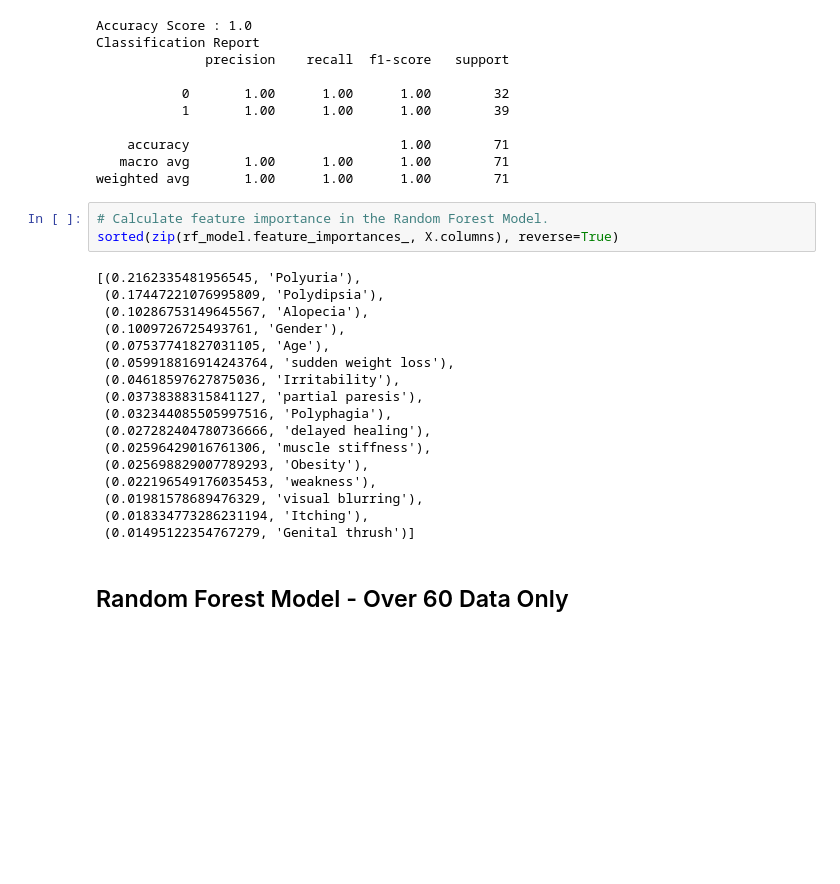
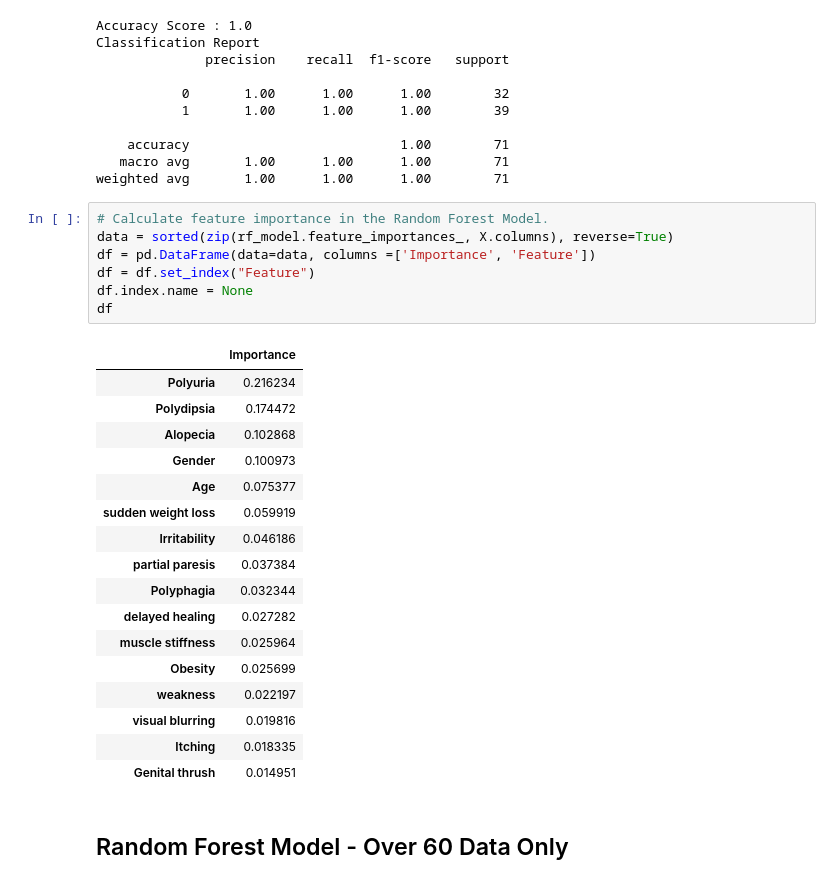
Before and after one commit to asadca4u/Final_Project_Group_Five, a Jupyter notebook: Models/Random_Forest.ipynb, the cells around one changed output. Cells and saved outputs as stored; diff of their text form; blank space fills up the shorter version.

```diff
--- a/Models/Random_Forest.ipynb
+++ b/Models/Random_Forest.ipynb
@@ -469,24 +489,29 @@ Classification Report
 weighted avg       1.00      1.00      1.00        71
 # %%
 # Calculate feature importance in the Random Forest Model.
-sorted(zip(rf_model.feature_importances_, X.columns), reverse=True)
+data = sorted(zip(rf_model.feature_importances_, X.columns), reverse=True)
+df = pd.DataFrame(data=data, columns =['Importance', 'Feature'])
+df = df.set_index("Feature")
+df.index.name = None
+df
 # %% [output]
-[(0.2162335481956545, 'Polyuria'),
- (0.17447221076995809, 'Polydipsia'),
- (0.10286753149645567, 'Alopecia'),
- (0.1009726725493761, 'Gender'),
- (0.07537741827031105, 'Age'),
- (0.059918816914243764, 'sudden weight loss'),
- (0.04618597627875036, 'Irritability'),
- (0.03738388315841127, 'partial paresis'),
- (0.032344085505997516, 'Polyphagia'),
- (0.027282404780736666, 'delayed healing'),
- (0.02596429016761306, 'muscle stiffness'),
- (0.025698829007789293, 'Obesity'),
- (0.022196549176035453, 'weakness'),
- (0.01981578689476329, 'visual blurring'),
- (0.018334773286231194, 'Itching'),
- (0.01495122354767279, 'Genital thrush')]
+|  | Importance |
+| Polyuria | 0.216234 |
+| Polydipsia | 0.174472 |
+| Alopecia | 0.102868 |
+| Gender | 0.100973 |
+| Age | 0.075377 |
+| sudden weight loss | 0.059919 |
+| Irritability | 0.046186 |
+| partial paresis | 0.037384 |
+| Polyphagia | 0.032344 |
+| delayed healing | 0.027282 |
+| muscle stiffness | 0.025964 |
+| Obesity | 0.025699 |
+| weakness | 0.022197 |
+| visual blurring | 0.019816 |
+| Itching | 0.018335 |
+| Genital thrush | 0.014951 |
 # %% [markdown]
 ## Random Forest Model - Over 60 Data Only
 # %%
```
Also changed, not shown: parts of 5 cells of this notebook, 2 other files.
